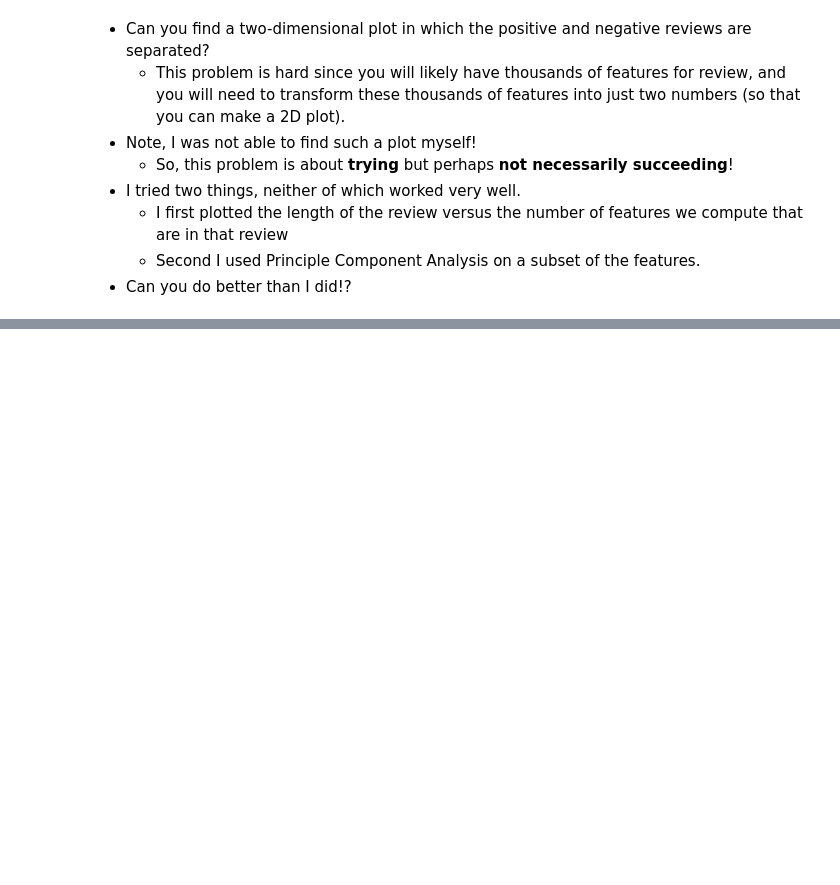
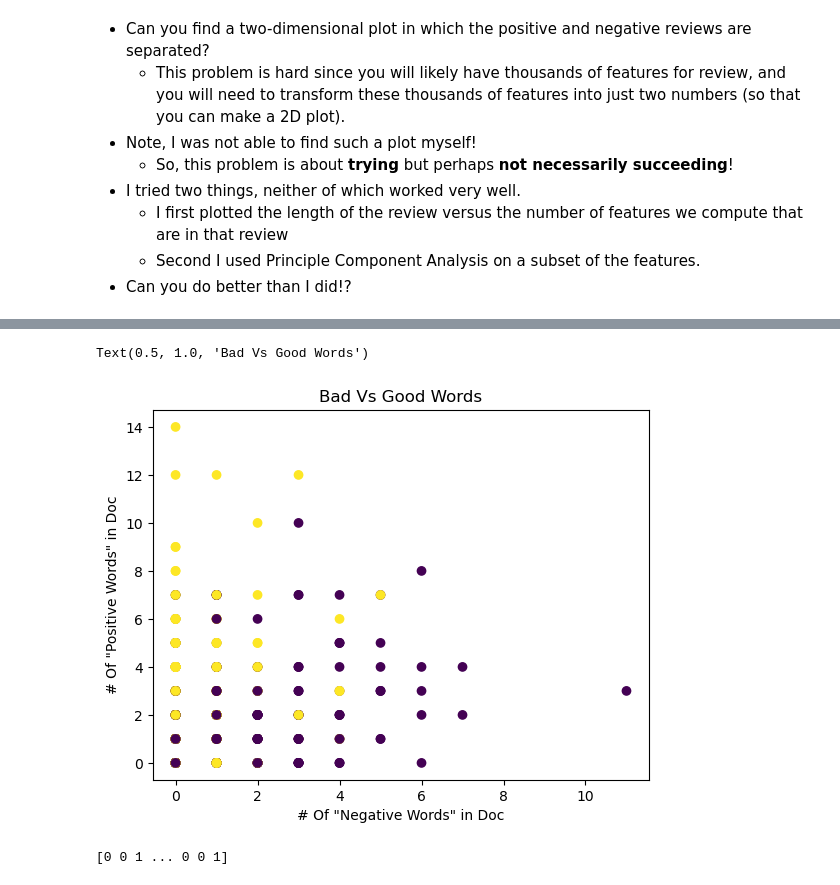
Before and after one commit to WilliamFarland/DS501-Project3, a Jupyter notebook: GroupProject3.ipynb, the cells around one changed output, grey strips where cells are left out. Drawn from its saved outputs; the diff is of its cells as text; code cells hidden in the pictures; blank space fills up the shorter version.

```diff
--- a/GroupProject3.ipynb
+++ b/GroupProject3.ipynb
@@ -407,0 +428,40 @@ Training time: 4.529257s; Prediction time: 1.185212s
+# %%
+import matplotlib.pyplot as plt
+import numpy as np
+
+negative_words = ['bad', 'terrible', 'overdoes', 'confusing', 'failure', 'fail', 'lack', 'mundane', 'painfully', 'painful']
+positive_words = ['good', 'great', 'worth', 'recommend', 'excellent', 'adequate', 'nice', 'positive', 'awesome']
+
+count_negative = []
+count_positive = []
+
+for count, docs in enumerate(docs_test):
+
+    number_of_negative = 0
+    number_of_positive = 0
+
+    for words in str(docs).split(' '):
+        if words in positive_words:
+            number_of_positive += 1
+        if words in negative_words:
+            number_of_negative += 1
+
+
+    count_negative.append(number_of_negative)
+    count_positive.append(number_of_positive)
+
+x_test = np.column_stack((count_positive, count_negative))
+classifier_linear = svm.SVC(kernel='linear')
+classifier_linear.fit(x_test, y_test)
+
+plt.scatter(count_negative, count_positive, c=y_test)
+plt.xlabel('# Of "Negative Words" in Doc')
+plt.ylabel('# Of "Positive Words" in Doc')
+plt.title('Bad Vs Good Words')
+# %% [output]
+Text(0.5, 1.0, 'Bad Vs Good Words')
+[figure, added]
+# %%
+print(y_train)
+# %% [output]
+[0 0 1 ... 0 0 1]
```
Also changed, not shown: parts of 8 cells of this notebook.
